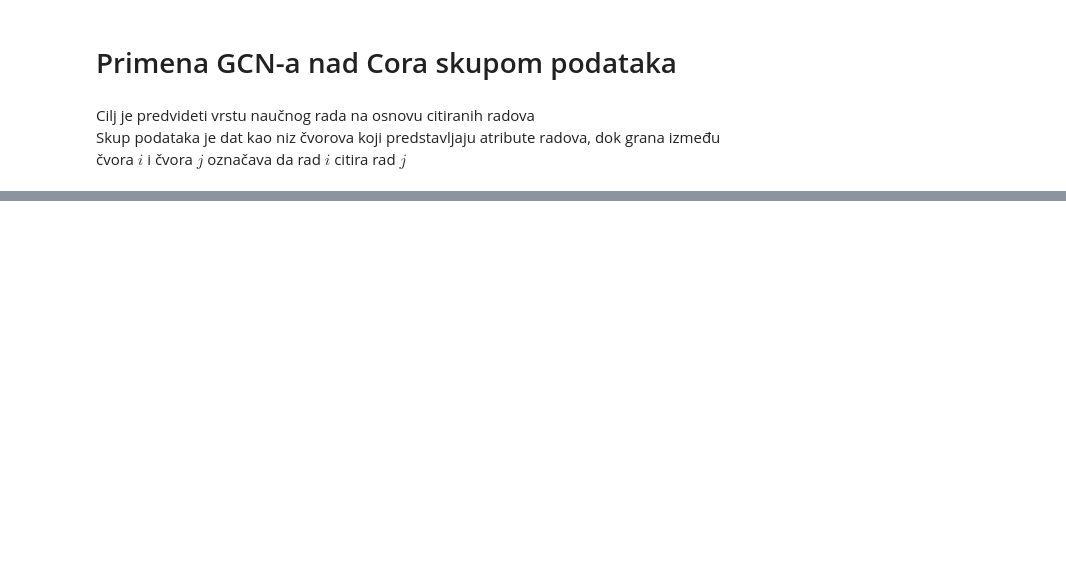
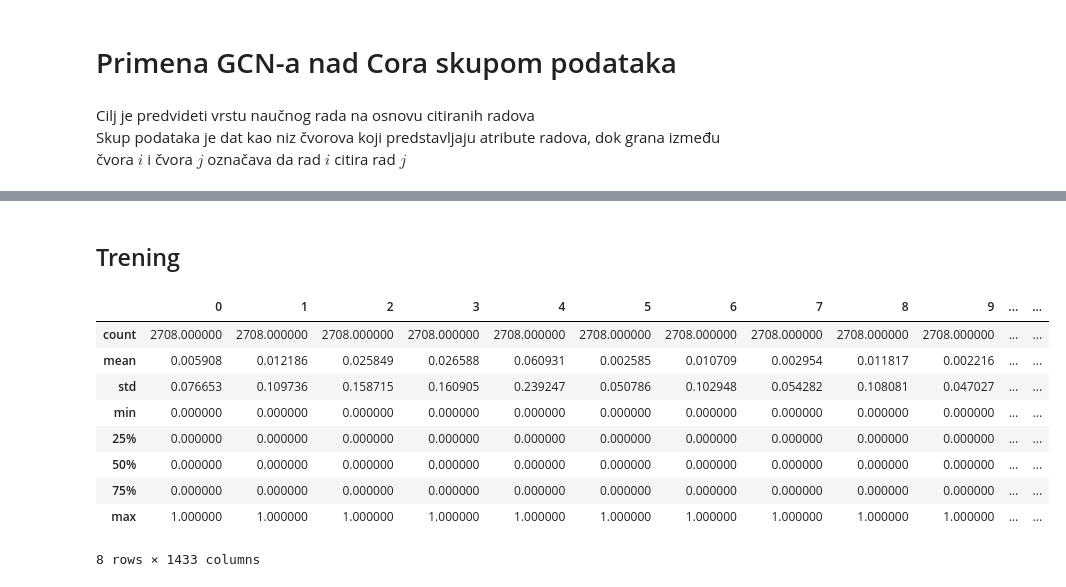
Before and after one commit to danilo-milosevic/GraphConvolutionalNN, a Jupyter notebook: gcn/gcn.ipynb, the cells around one changed output, grey strips where cells are left out. Saved outputs shown, nothing was run; the diff lists cells and outputs as text; code cells hidden in the pictures; blank space fills up the shorter version.

```diff
--- a/gcn/gcn.ipynb
+++ b/gcn/gcn.ipynb
@@ -45,0 +43,7 @@ Done!
+# %%
+data = []
+edges = []
+with open(data_path, 'r') as f:
+    data.extend(f.read().splitlines())
+with open(edge_path, 'r') as f:
+    edges.extend(f.read().splitlines())
@@ -45,0 +57,12 @@ Done!
+# %%
+# Split - 1. element je id cvora, od 2. do zadnjeg su featuri, zadnji je klasa
+ids = []
+features = []
+targets = []
+
+for row in data:
+    split_row = row.split('\t')
+    ids.append(split_row[0])
+    feature_row = list(map(int, split_row[1:-1]))
+    features.append(feature_row)
+    targets.append(split_row[-1])
@@ -83,0 +198,2 @@ tensor([[ 633, 1862, 2582,  ...,  598, 1473, 2706],
+# %% [markdown]
+## Trening
@@ -84,2 +210,2 @@ tensor([[ 633, 1862, 2582,  ...,  598, 1473, 2706],
 # %%
-result_df = pd.DataFrame()
+df = pd.DataFrame(X)
@@ -93,0 +212,13 @@ for hd in hidden_dims:
+# %%
+df.describe()
+# %% [output]
+|  | 0 | 1 | 2 | 3 | 4 | 5 | 6 | 7 | 8 | 9 | ... | ... |
+| count | 2708.000000 | 2708.000000 | 2708.000000 | 2708.000000 | 2708.000000 | 2708.000000 | 2708.000000 | 2708.000000 | 2708.000000 | 2708.000000 | ... | ... |
+| mean | 0.005908 | 0.012186 | 0.025849 | 0.026588 | 0.060931 | 0.002585 | 0.010709 | 0.002954 | 0.011817 | 0.002216 | ... | ... |
+| std | 0.076653 | 0.109736 | 0.158715 | 0.160905 | 0.239247 | 0.050786 | 0.102948 | 0.054282 | 0.108081 | 0.047027 | ... | ... |
+| min | 0.000000 | 0.000000 | 0.000000 | 0.000000 | 0.000000 | 0.000000 | 0.000000 | 0.000000 | 0.000000 | 0.000000 | ... | ... |
+| 25% | 0.000000 | 0.000000 | 0.000000 | 0.000000 | 0.000000 | 0.000000 | 0.000000 | 0.000000 | 0.000000 | 0.000000 | ... | ... |
+| 50% | 0.000000 | 0.000000 | 0.000000 | 0.000000 | 0.000000 | 0.000000 | 0.000000 | 0.000000 | 0.000000 | 0.000000 | ... | ... |
+| 75% | 0.000000 | 0.000000 | 0.000000 | 0.000000 | 0.000000 | 0.000000 | 0.000000 | 0.000000 | 0.000000 | 0.000000 | ... | ... |
+| max | 1.000000 | 1.000000 | 1.000000 | 1.000000 | 1.000000 | 1.000000 | 1.000000 | 1.000000 | 1.000000 | 1.000000 | ... | ... |
+8 rows × 1433 columns
```
Also changed, not shown: parts of 36 cells of this notebook, 18 other files.
